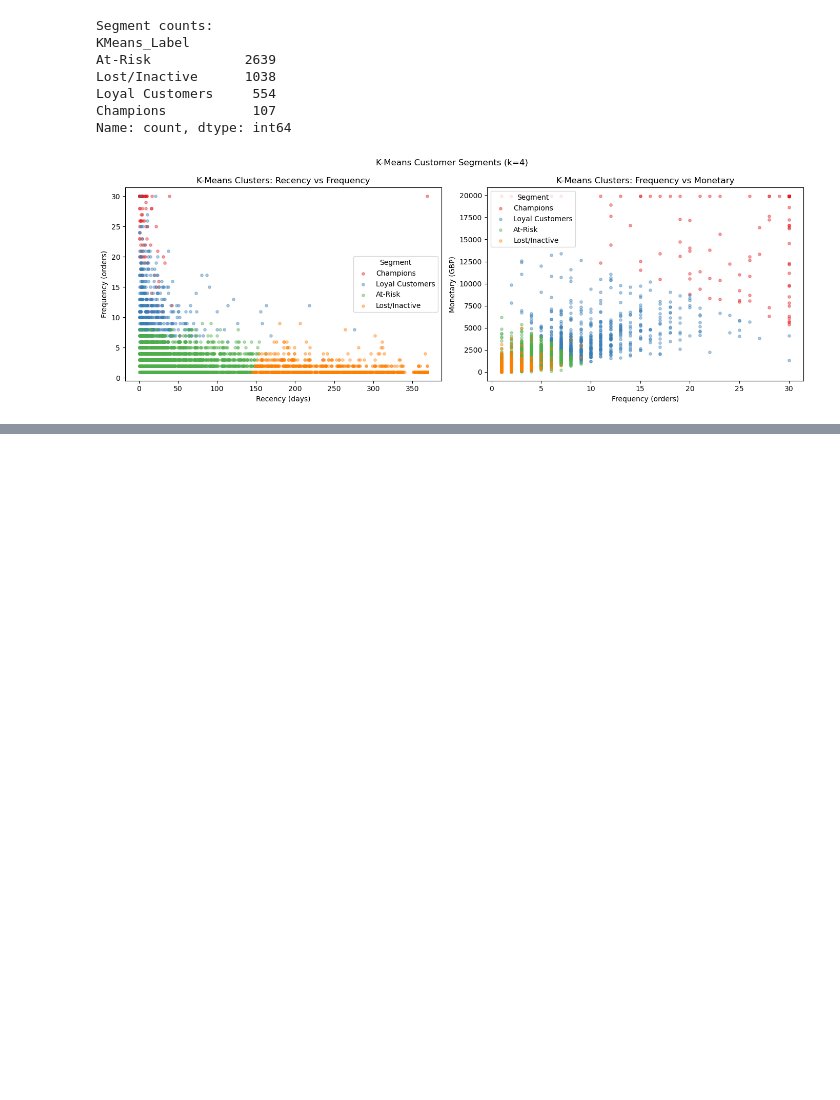
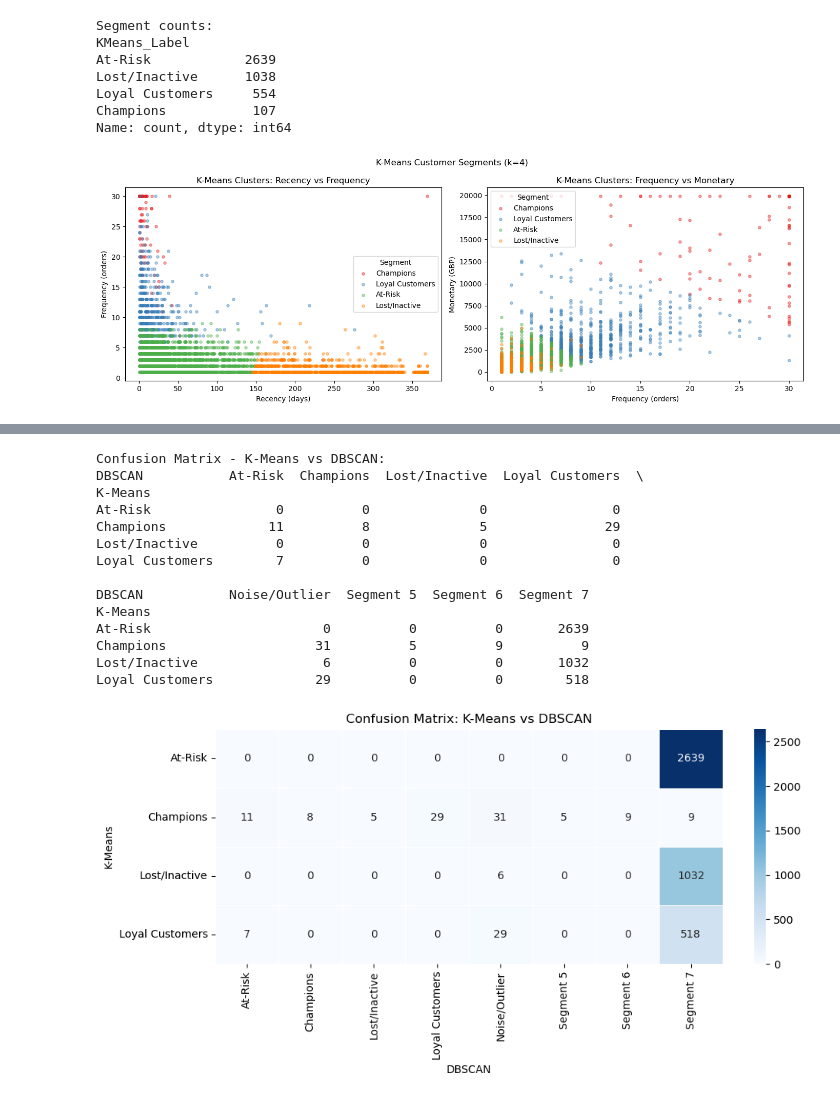
Before and after one commit to Lysitheatsu/PracDataSci, a Jupyter notebook: Assignment2/Assignment2.ipynb, the cells around one changed output, grey strips where cells are left out. Drawn from its saved outputs; the diff is of its cells as text; code cells hidden in the pictures; blank space fills up the shorter version.

```diff
--- a/Assignment2/Assignment2.ipynb
+++ b/Assignment2/Assignment2.ipynb
@@ -734,0 +840,6 @@ plt.show()
+# %%
+# RFM profile per DBSCAN cluster
+dbs_profile = rfm.groupby('DBSCAN_Cluster')[['Recency', 'Frequency', 'Monetary']].mean().round(1)
+dbs_profile['Count'] = rfm.groupby('DBSCAN_Cluster')['CustomerID'].count()
+print('DBSCAN cluster profiles (-1 means noise):')
+print(dbs_profile)
@@ -734,0 +919,34 @@ plt.show()
+# %%
+# compares KMeans and DBSCAN clusters using a confusion matrix
+confusion = pd.crosstab(
+    rfm['KMeans_Label'],
+    rfm['DBSCAN_Label'],
+    rownames=['K-Means'],
+    colnames=['DBSCAN']
+)
+
+print('Confusion Matrix - K-Means vs DBSCAN:')
+print(confusion)
+
+plt.figure(figsize=(10, 5))
+sns.heatmap(confusion, annot=True, fmt='d', cmap='Blues', linewidths=0.5)
+plt.title('Confusion Matrix: K-Means vs DBSCAN')
+plt.tight_layout()
+plt.savefig('figures/fig_confusion_matrix.png')
+plt.show()
+# %% [output]
+Confusion Matrix - K-Means vs DBSCAN:
+DBSCAN           At-Risk  Champions  Lost/Inactive  Loyal Customers  \
+K-Means
+At-Risk                0          0              0                0
+Champions             11          8              5               29
+Lost/Inactive          0          0              0                0
+Loyal Customers        7          0              0                0
+
+DBSCAN           Noise/Outlier  Segment 5  Segment 6  Segment 7
+K-Means
+At-Risk                      0          0          0       2639
+Champions                   31          5          9          9
+Lost/Inactive                6          0          0       1032
+Loyal Customers             29          0          0        518
+[figure, added]
```
Also changed, not shown: parts of 11 cells of this notebook, 4 other files.
